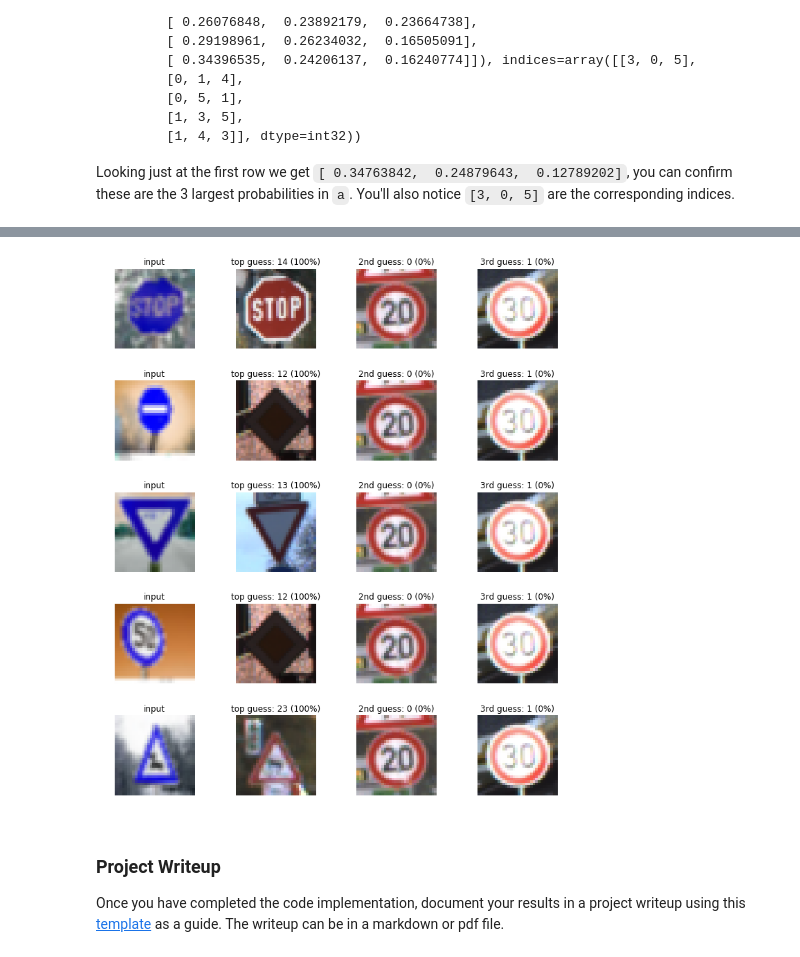
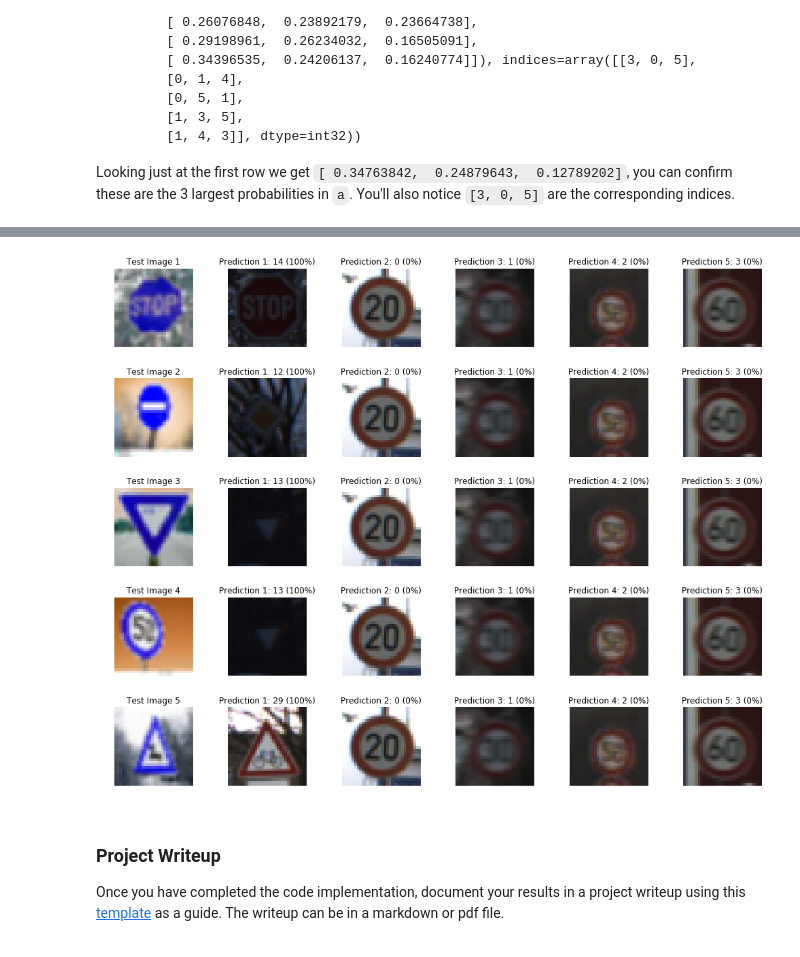
Before and after one commit to srinivasvukkalkar/Traffic_Sign_Classifier, a Jupyter notebook: Traffic_Sign_Classifier.ipynb, the cells around one changed output, grey strips where cells are left out. Drawn from its saved outputs; the diff is of its cells as text; code cells hidden in the pictures.

```diff
--- a/Traffic_Sign_Classifier.ipynb
+++ b/Traffic_Sign_Classifier.ipynb
@@ -102,8 +102,18 @@ import matplotlib.pyplot as plt
 import matplotlib.image as mpimg
 import cv2
 import random
+import csv
 # Visualizations will be shown in the notebook.
 %matplotlib inline
+
+sign_names = []
+
+with open('signnames.csv') as csv_file:
+    csv_reader = csv.reader(csv_file, delimiter=',')
+    next(csv_reader)
+    for row in csv_reader:
+        sign_names += [row[1]]
+# print(sign_names)
 
 fig, axs = plt.subplots(2,5, figsize=(18, 6))
 fig.subplots_adjust(hspace = .2, wspace=.001)
@@ -114,5 +124,5 @@ for j in range(10):
     image = X_train[index]
     axs[j].axis('off')
     axs[j].imshow(image)
-    axs[j].set_title(y_train[index])
+    axs[j].set_title(sign_names[y_train[index]])
 # %% [output]
@@ -515,10 +524,11 @@ Original: WildAnimalCrossing_Sign ---- Predicted: Slippery road
 # %%
 ### Calculate the accuracy for these 5 new images.
 ### For example, if the model predicted 1 out of 5 signs correctly, it's 20% accurate on these new images.
-
+sign_ids_static = [14, 17, 13, 2, 31]
 with tf.Session() as sess:
+    sess.run(tf.global_variables_initializer())
     saver.restore(sess, './lenet')
-    test_images_accuracy = evaluate(test_images_data, sign_ids)
+    test_images_accuracy = evaluate(test_images_data, sign_ids_static)
     print("Test Images Accuracy = {:.3f}".format(test_images_accuracy))
 # %% [output]
 INFO:tensorflow:Restoring parameters from ./lenet
@@ -567,37 +577,34 @@ Looking just at the first row we get `[ 0.34763842,  0.24879643,  0.12789202]`,
 ### Print out the top five softmax probabilities for the predictions on the German traffic sign images found on the web.
 ### Feel free to use as many code cells as needed.
 
+keep_prob = tf.placeholder(tf.float32)
+
 with tf.Session() as sess:
-    softmax = tf.nn.softmax(test_images_logits)
-    topfive_softmax = sess.run(tf.nn.top_k(softmax, k=5))
+    saver.restore(sess, './lenet')
+    softmax = tf.nn.softmax(logits)
+    topfive = tf.nn.top_k(softmax, k=5)
+    topfive_softmax = sess.run(topfive, feed_dict={x: test_images_data, y: sign_ids_static, keep_prob: 1})
+    print(topfive_softmax)
+    # number of test images
+    numberofTestImages = len(test_images_data)
+    # number of softmax probabilities (5)
+    n_prob = 5
+    # total number of images displayed
+    t_num = n_prob + 1
 
-    fig, axs = plt.subplots(len(test_images_data),4, figsize=(12, 14))
-    fig.subplots_adjust(hspace = .4, wspace=.2)
+    fig, axs = plt.subplots(numberofTestImages,t_num, figsize=(18, 14))
+    fig.subplots_adjust(hspace = .4, wspace=.001)
     axs = axs.ravel()
 
     for i, image in enumerate(test_images_data):
-        axs[4*i].axis('off')
-        axs[4*i].imshow(cv2.cvtColor(image, cv2.COLOR_BGR2RGB))
-        axs[4*i].set_title('input')
+        axs[t_num*i].axis('off')
+        axs[t_num*i].imshow(cv2.cvtColor(image, cv2.COLOR_BGR2RGB))
+        axs[t_num*i].set_title('Test Image {}'.format(i+1))
 
-        guess1 = topfive_softmax[1][i][0]
-        index1 = np.argwhere(y_validation == guess1)[0]
-        print('index1: {}'.format(index1))
-        axs[4*i+1].axis('off')
-        axs[4*i+1].imshow(X_validation[index1].squeeze(), cmap='gray')
-        axs[4*i+1].set_title('top guess: {} ({:.0f}%)'.format(guess1, 100*topfive_softmax[0][i][0]))
-
-        guess2 = topfive_softmax[1][i][1]
-        index2 = np.argwhere(y_validation == guess2)[0]
-        print('index2: {}'.format(index2))
-        axs[4*i+2].axis('off')
-        axs[4*i+2].imshow(X_validation[index2].squeeze(), cmap='gray')
-        axs[4*i+2].set_title('2nd guess: {} ({:.0f}%)'.format(guess2, 100*topfive_softmax[0][i][1]))
-
-        guess3 = topfive_softmax[1][i][2]
-        index3 = np.argwhere(y_validation == guess3)[0]
-        print('index3: {}'.format(index3))
-        axs[4*i+3].axis('off')
-        axs[4*i+3].imshow(X_validation[index3].squeeze(), cmap='gray')
-        axs[4*i+3].set_title('3rd guess: {} ({:.0f}%)'.format(guess3, 100*topfive_softmax[0][i][2]))
+        for j in range(len(test_images_data)):
+            predict = topfive_softmax[1][i][j]
+            index = np.argwhere(y_validation == predict)[j]
+            axs[t_num*i+j+1].axis('off')
+            axs[t_num*i+j+1].imshow(X_validation[index].squeeze(), cmap='gray')
+            axs[t_num*i+j+1].set_title('Prediction {}: {} ({:.0f}%)'.format(j+1, predict, 100*topfive_softmax[0][i][j]))
 # %% [output]
@@ -619,4 +621,4 @@ index3: [2]
-[figure, old version]
+[figure, new version]
 # %% [markdown]
 ### Project Writeup
 
```
Also changed, not shown: parts of 9 cells of this notebook, 5 other files.
